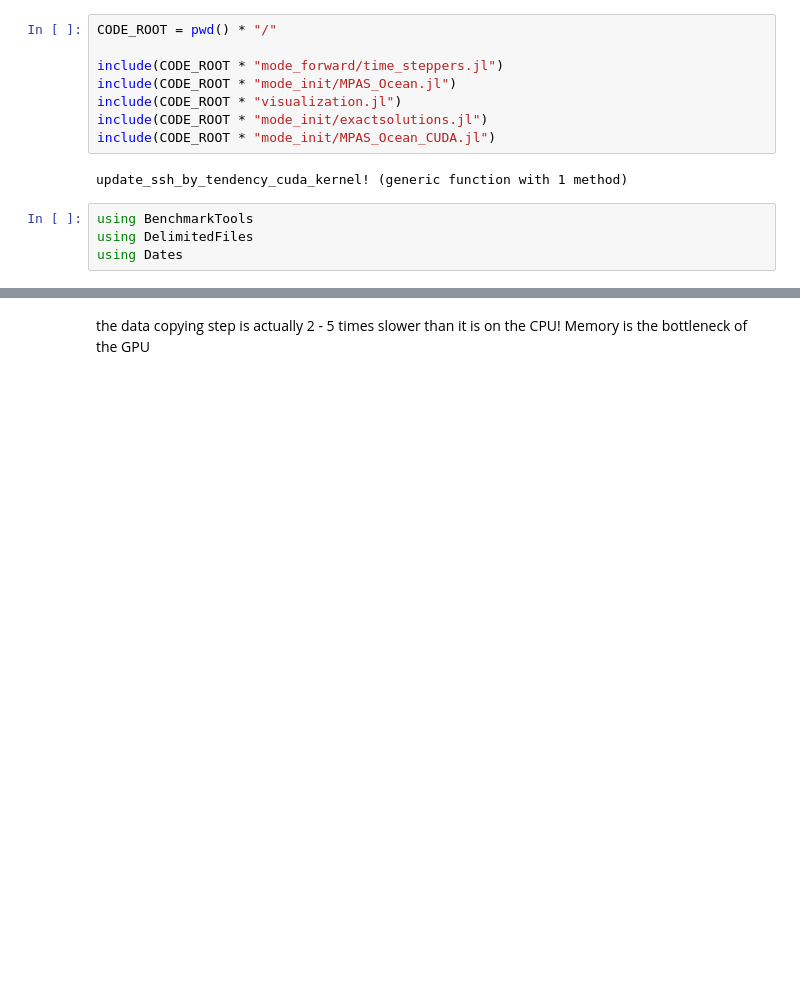
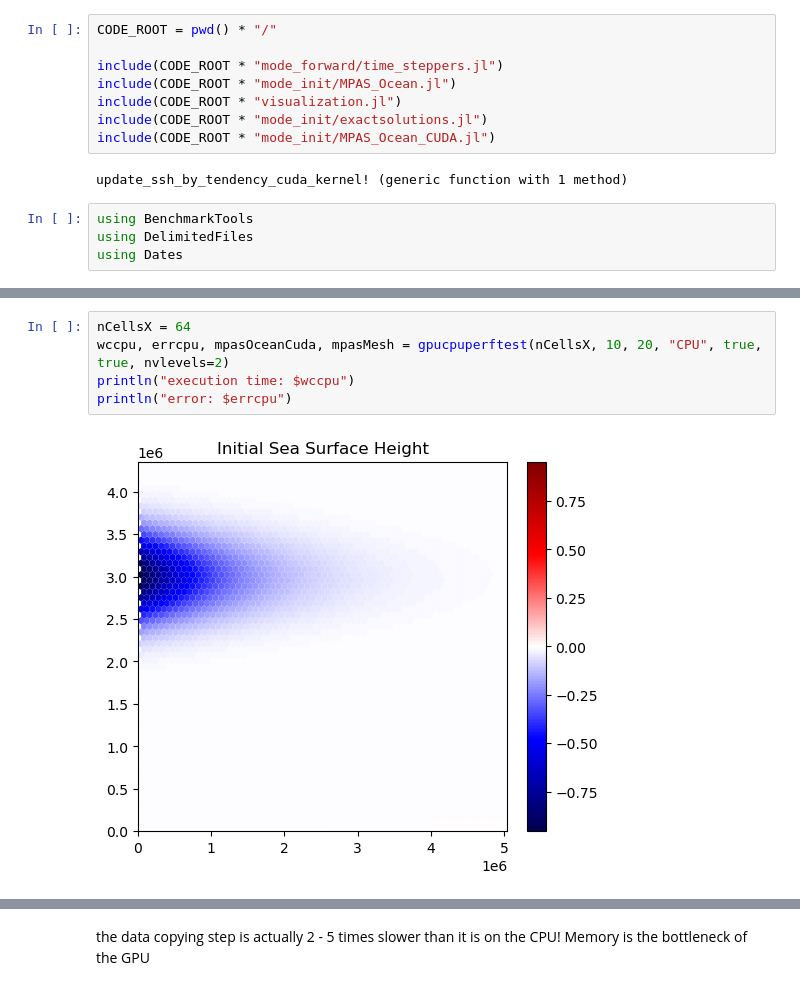
Before and after one commit to robertstrauss/MPAS_Ocean_Julia, a Jupyter notebook: GPU_CPU_performance_comparison_meshes.ipynb, the cells around one changed output, grey strips where cells are left out. Saved outputs shown, nothing was run; the diff lists cells and outputs as text; blank space fills up the shorter version.

```diff
--- a/GPU_CPU_performance_comparison_meshes.ipynb
+++ b/GPU_CPU_performance_comparison_meshes.ipynb
@@ -74,2 +184,9 @@ gpucpuperftest (generic function with 8 methods)
+# %%
+nCellsX = 64
+wccpu, errcpu, mpasOceanCuda, mpasMesh = gpucpuperftest(nCellsX, 10, 20, "CPU", true, true, nvlevels=2)
+println("execution time: $wccpu")
+println("error: $errcpu")
+# %% [output]
+[figure, added]
 # %%
 for nCellsX in [128, 256, 512]
```
Also changed, not shown: parts of 10 cells of this notebook, 27 other files.
